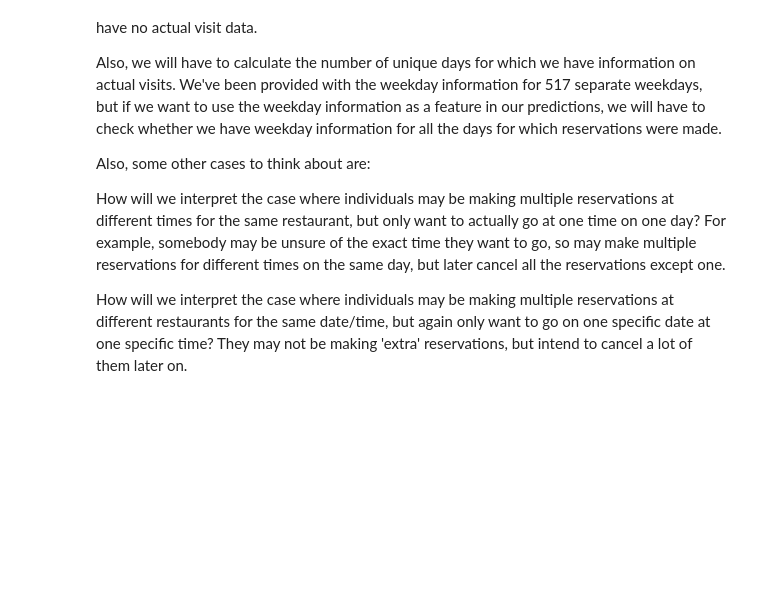
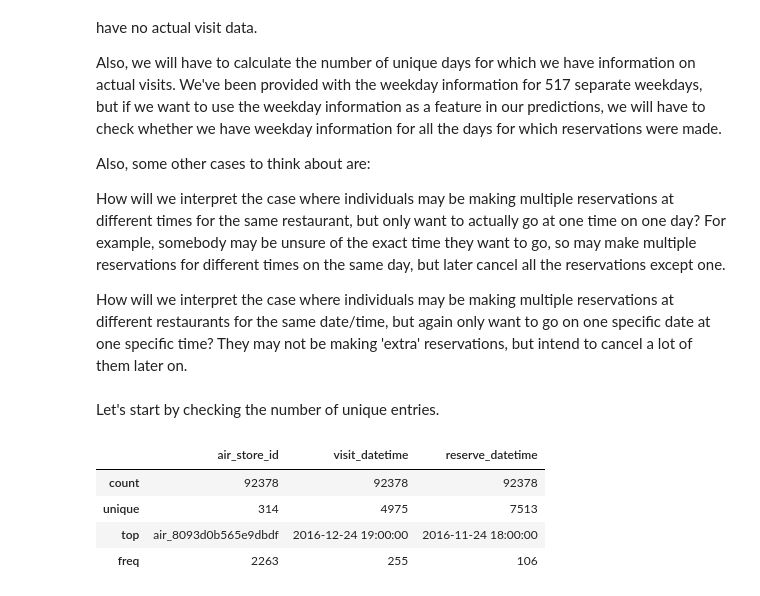
Before and after one commit to jieunyoo/kaggle-recruit-restaurant-predictions, a Jupyter notebook: data-exploration.ipynb, the cells around one changed output. Cells and saved outputs as stored; diff of their text form; code cells hidden in the pictures; blank space fills up the shorter version.

Commit message:
check for number of unique entries

```diff
--- a/data-exploration.ipynb
+++ b/data-exploration.ipynb
@@ -236,3 +236,13 @@ Also, some other cases to think about are:
 How will we interpret the case where individuals may be making multiple reservations at different times for the same restaurant, but only want to actually go at one time on one day? For example, somebody may be unsure of the exact time they want to go, so may make multiple reservations for different times on the same day, but later cancel all the reservations except one.
 
 How will we interpret the case where individuals may be making multiple reservations at different restaurants for the same date/time, but again only want to go on one specific date at one specific time? They may not be making 'extra' reservations, but intend to cancel a lot of them later on.
+# %% [markdown]
+Let's start by checking the number of unique entries.
+# %%
+aReserveDF.describe(include = ['O'])
+# %% [output]
+|  | air_store_id | visit_datetime | reserve_datetime |
+| count | 92378 | 92378 | 92378 |
+| unique | 314 | 4975 | 7513 |
+| top | air_8093d0b565e9dbdf | 2016-12-24 19:00:00 | 2016-11-24 18:00:00 |
+| freq | 2263 | 255 | 106 |
```
Also changed, not shown: parts of 7 cells of this notebook.
